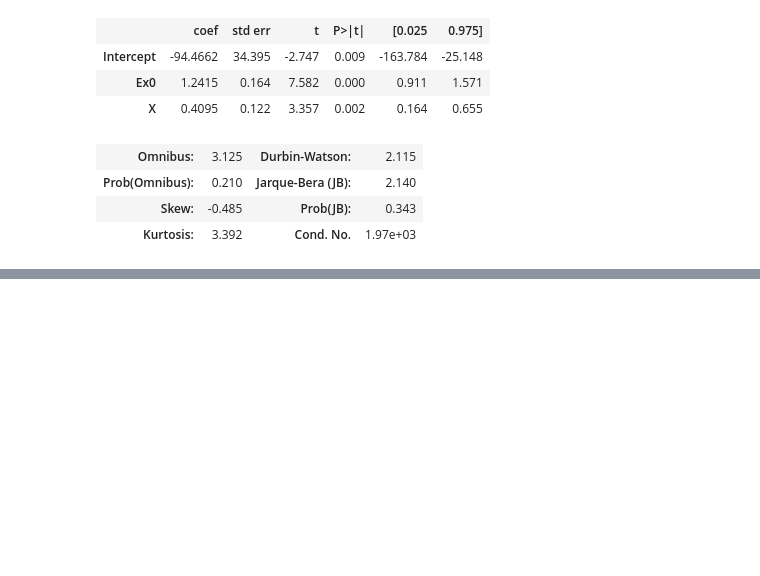
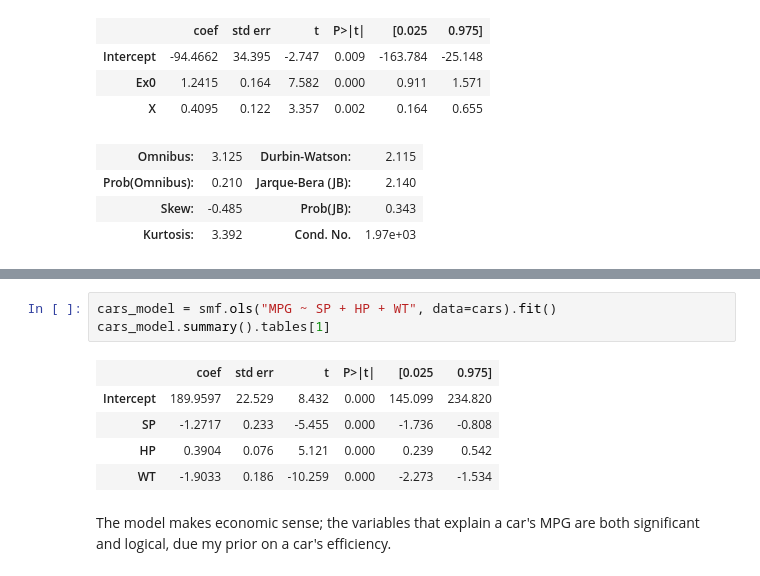
Before and after one commit to gerdm/UMA, a Jupyter notebook: econometrics/Homework 2.ipynb, the cells around one changed output, grey strips where cells are left out. Saved outputs shown, nothing was run; the diff lists cells and outputs as text; blank space fills up the shorter version.

```diff
--- a/econometrics/Homework 2.ipynb
+++ b/econometrics/Homework 2.ipynb
@@ -721,0 +758,11 @@ OLS Regression Results
+# %%
+cars_model = smf.ols("MPG ~ SP + HP + WT", data=cars).fit()
+cars_model.summary().tables[1]
+# %% [output]
+|  | coef | std err | t | P>|t| | [0.025 | 0.975] |
+| Intercept | 189.9597 | 22.529 | 8.432 | 0.000 | 145.099 | 234.820 |
+| SP | -1.2717 | 0.233 | -5.455 | 0.000 | -1.736 | -0.808 |
+| HP | 0.3904 | 0.076 | 5.121 | 0.000 | 0.239 | 0.542 |
+| WT | -1.9033 | 0.186 | -10.259 | 0.000 | -2.273 | -1.534 |
+# %% [markdown]
+The model makes economic sense; the variables that explain a car's MPG are both significant and logical, due my prior on a car's efficiency.
```
Also changed, not shown: parts of 5 cells of this notebook, 9 other files.
